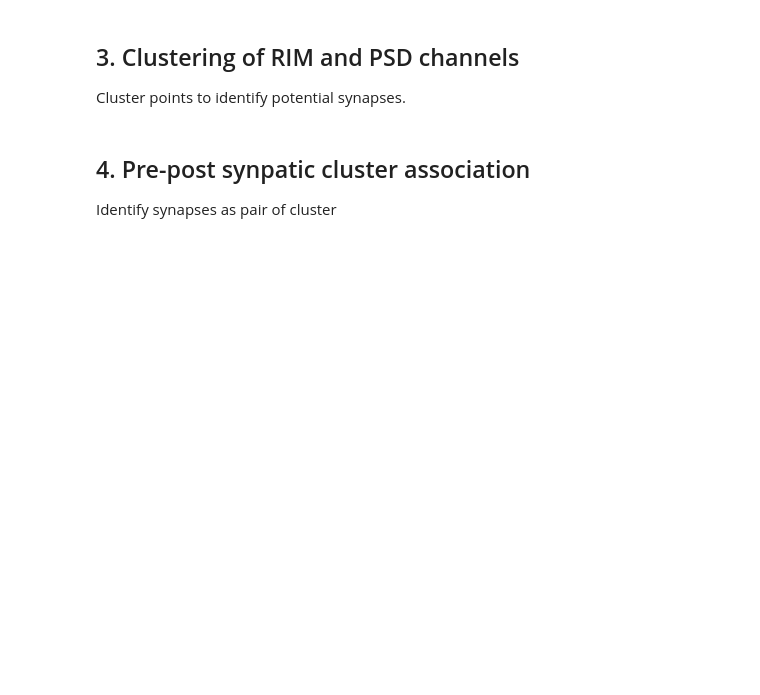
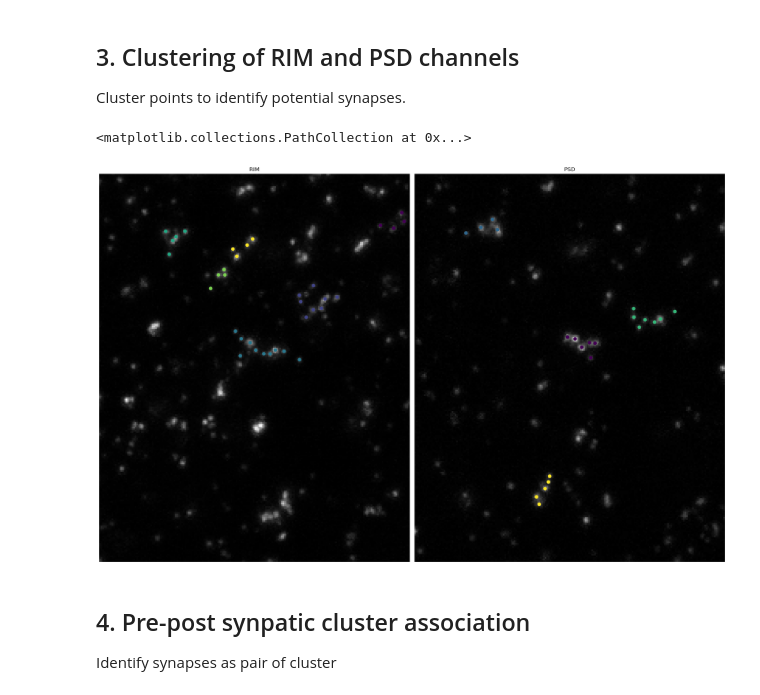
Before and after one commit to jboulanger/synex, a Jupyter notebook: notebooks/Analysis.ipynb, the cells around one changed output. Cells and saved outputs as stored; diff of their text form; code cells hidden in the pictures; blank space fills up the shorter version.

```diff
--- a/notebooks/Analysis.ipynb
+++ b/notebooks/Analysis.ipynb
@@ -98,7 +100,23 @@ Cluster points to identify potential synapses.
 # %%
 from prrt_clustering import cluster_dbscan
 
 points, clusters = cluster_dbscan(points, eps=1.5, min_samples=4)
+
+fig = plt.figure(figsize=(10, 10))
+fig, axes = plot_data(tmp.sel(C=["RIM","PSD"]), split=True, fig=fig)
+
+fig = plt.figure(figsize=(20, 20))
+fig, axes = plot_data(tmp, split=True, fig=fig)
+for n,g in points[(points["synapse_id"]>=0&(points["C"]).isin(["RIM","PSD"]))].groupby("C"):
+    axes[n].scatter(g['X'],g['Y'],c=g['synapse_id'],s=50)
+
+x = points[(points["cluster_id"]>=0)&(points["C"]=="RIM")]
+axes["RIM"].scatter(x['X'],x['Y'],c=x['cluster_id'],s=50)
+x = points[(points["cluster_id"]>=0)&(points["C"]=="PSD")]
+axes["PSD"].scatter(x['X'],x['Y'],c=x['cluster_id'],s=50)
+# %% [output]
+<matplotlib.collections.PathCollection at 0x...>
+[figure, added]
 # %% [markdown]
 ## 4. Pre-post synpatic cluster association
 Identify synapses as pair of cluster
```
Also changed, not shown: parts of 13 cells of this notebook, 3 other files.
